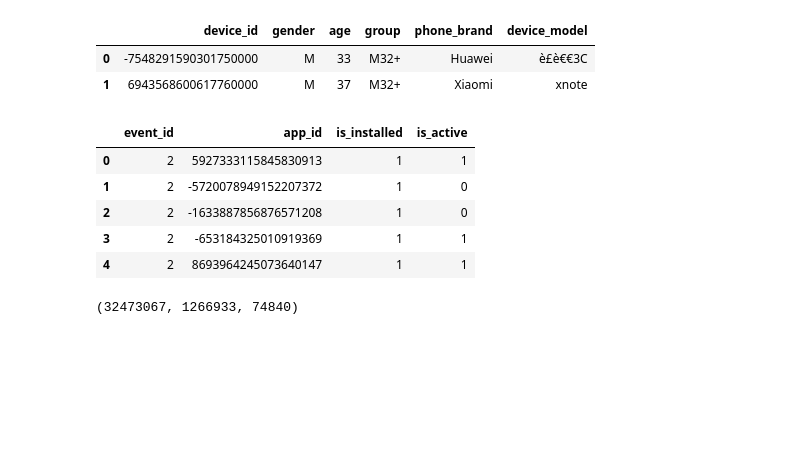
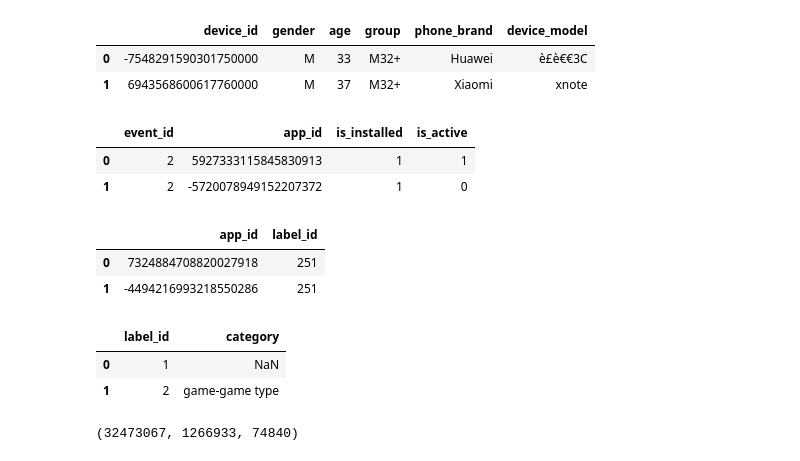
Before and after one commit to SinghChandrabhan/capstone, a Jupyter notebook: 1_Initial/initial.ipynb, the cells around one changed output. Cells and saved outputs as stored; diff of their text form; code cells hidden in the pictures; blank space fills up the shorter version.

```diff
--- a/1_Initial/initial.ipynb
+++ b/1_Initial/initial.ipynb
@@ -11,11 +11,18 @@ import numpy as np
 event_columns =['device_id','gender','age','group','event_id','timestamp','longitude','latitude']
 non_event_columns =['device_id','gender','age','group','phone_brand','device_model']
 
-# TODO: load data from S3
-df_event = pd.read_csv('event_data.csv', header=None, names=event_columns)
-# TODO: load data from S3
-df_non_event = pd.read_csv('non_event_data.csv', header=None, names=non_event_columns)
-df_app = pd.read_csv('app_data.csv')
+#load data from S3
+df_event = pd.read_csv('https://upgradcapstone.s3.amazonaws.com/event-data/event_data.csv', header=None, names=event_columns)
+#load data from S3
+df_non_event = pd.read_csv('https://upgradcapstone.s3.amazonaws.com/non-event-data/non_event_data.csv', header=None, names=non_event_columns)
+
+#read app data
+
+df_labels =  pd.read_csv('https://upgradcapstone.s3.amazonaws.com/app-data/app_labels.csv')
+df_label_cat =  pd.read_csv('https://upgradcapstone.s3.amazonaws.com/app-data/label_categories.csv')
+df_app_events = pd.read_csv('https://upgradcapstone.s3.amazonaws.com/app-data/app_events.csv')
+
+#df_app = pd.read_csv('app_data.csv')
 # %%
 #check dataframes for sanity
 df_event.head(2)
@@ -31,11 +38,20 @@ df_non_event.head(2)
 | 1 | 6943568600617760000 | M | 37 | M32+ | Xiaomi | xnote |
 # %%
-df_app.head()
+df_app_events.head(2)
 # %% [output]
 |  | event_id | app_id | is_installed | is_active |
 | 0 | 2 | 5927333115845830913 | 1 | 1 |
 | 1 | 2 | -5720078949152207372 | 1 | 0 |
-| 2 | 2 | -1633887856876571208 | 1 | 0 |
-| 3 | 2 | -653184325010919369 | 1 | 1 |
-| 4 | 2 | 8693964245073640147 | 1 | 1 |
+# %%
+df_labels.head(2)
+# %% [output]
+|  | app_id | label_id |
+| 0 | 7324884708820027918 | 251 |
+| 1 | -4494216993218550286 | 251 |
+# %%
+df_label_cat.head(2)
+# %% [output]
+|  | label_id | category |
+| 0 | 1 | NaN |
+| 1 | 2 | game-game type |
 # %%
```
Also changed, not shown: parts of 5 cells of this notebook.
